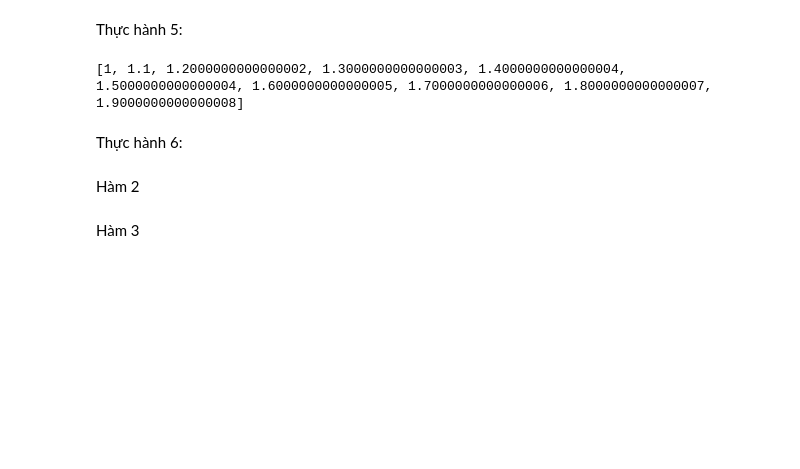
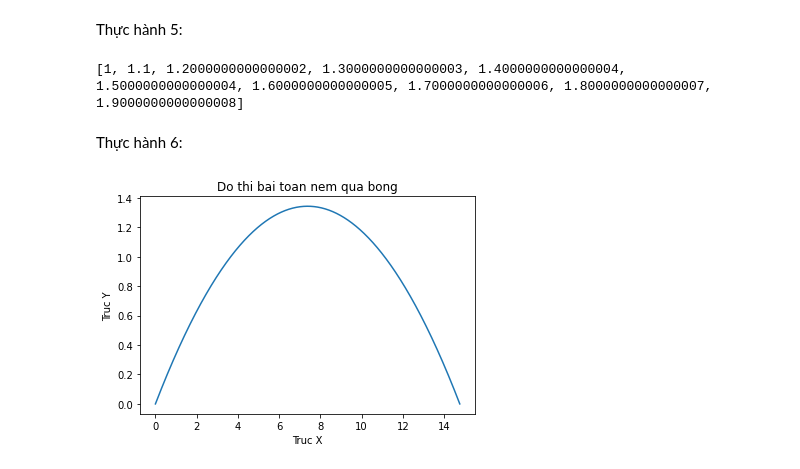
Before and after one commit to triankhoa/ThuchanhtoanCC, a Jupyter notebook: Chương 3.ipynb, the cells around one changed output. Saved outputs shown, nothing was run; the diff lists cells and outputs as text; code cells hidden in the pictures; blank space fills up the shorter version.

```diff
--- a/Chương 3.ipynb
+++ b/Chương 3.ipynb
@@ -80,38 +88,29 @@ Thực hành 6:
 from matplotlib import pyplot as plt
 import math
 # %%
-def draw_graph(x,y):
-  plt.plot(x,y)
-  plt.xlable('Truc X')
-  plt.ylable('Truc Y')
+def draw_graph(x, y):
+  plt.plot(x, y)
+  plt.xlabel('Truc X')
+  plt.ylabel('Truc Y')
   plt.title('Do thi bai toan nem qua bong')
-# %% [markdown]
-Hàm 2
 # %%
-
-def frange(start,final,interval):
+def frange(start, final, interval):
   numbers = []
   while start < final:
     numbers.append(start)
-    start = start + interval
+    start += interval
   return numbers
-# %% [markdown]
-Hàm 3
 # %%
-def draw_trajectory(u,theta):
-  #Gia toc trong truong
-  g = 9.8
-  #goc bay
-  theta = math.radians(theta)
-  #Thoi gian bay
-  t_flight = 2*u*math.sin(theta)/g
-  #Tinh toan khoang cach thoi gian
-  intrvals =  frange(0,t_flight,0.001)
-  # danh sach toa do x va y
-  x = []
-  y = []
-  for t in intervals:
-    x.append(u*math.cos(theta)*t)
-    y.append(u*math.sin(theta)*t - 0,5*g*t*t)
-  draw_graph(x,y)
+g = 9.8
+theta = math.radians(theta)
+t_flight = 2*u*math.sin(theta)/g
+intervals = frange(0, t_flight, 0.001)
+x = []
+y = []
+for t in intervals:
+  x.append(u*math.cos(theta)*t)
+  y.append(u*math.sin(theta)*t-0.5*g*t*t)
+draw_graph(x,y)
+# %% [output]
+[figure, added]
 # %%
```
Also changed, not shown: parts of 14 cells of this notebook.
